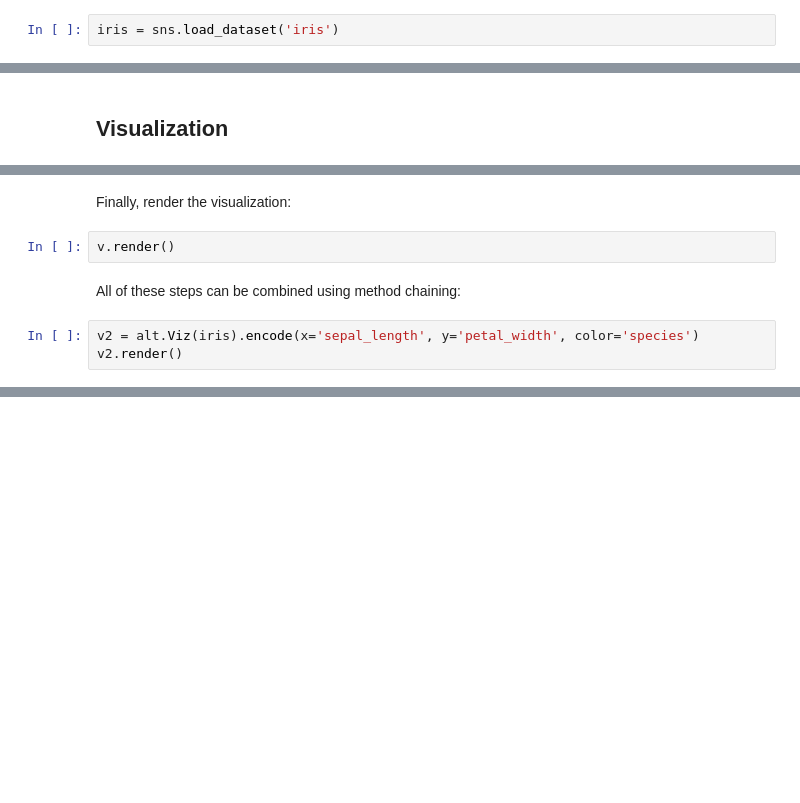
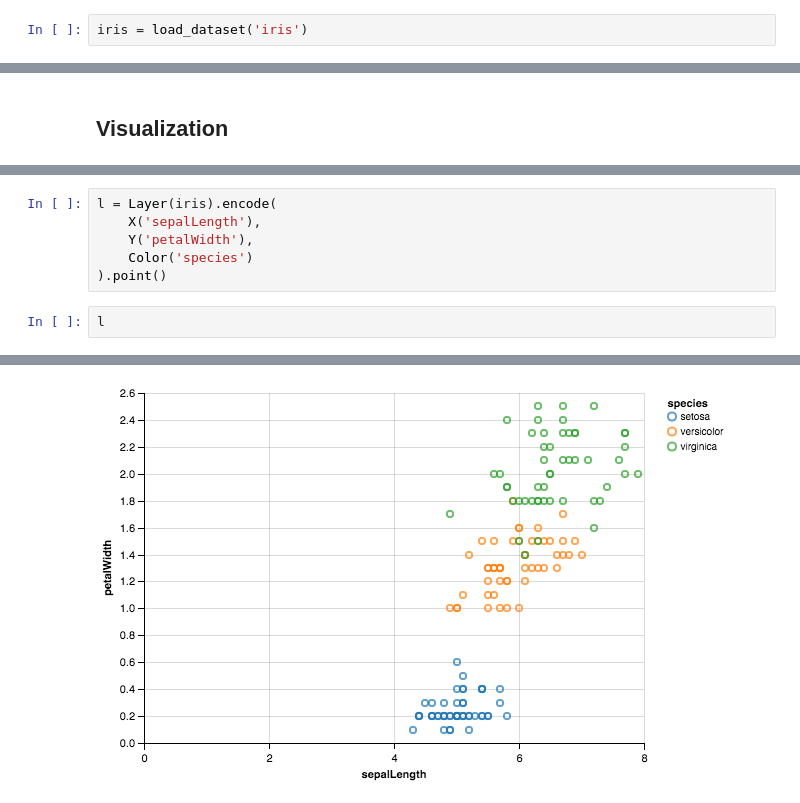
Before and after one commit to vega/altair, a Jupyter notebook: notebooks/BasicExample.ipynb, the cells around one changed output, grey strips where cells are left out. Drawn from its saved outputs; the diff is of its cells as text; blank space fills up the shorter version.

```diff
--- a/notebooks/BasicExample.ipynb
+++ b/notebooks/BasicExample.ipynb
@@ -19,4 +14,4 @@ Load the Iris data set from seaborn:
 # %%
-iris = sns.load_dataset('iris')
+iris = load_dataset('iris')
 # %%
 iris.head()
@@ -37,9 +29,9 @@ v = v.point()
-# %% [markdown]
-Finally, render the visualization:
-# %%
-v.render()
-# %% [markdown]
-All of these steps can be combined using method chaining:
-# %%
-v2 = alt.Viz(iris).encode(x='sepal_length', y='petal_width', color='species')
-v2.render()
+# %%
+l = Layer(iris).encode(
+    X('sepalLength'),
+    Y('petalWidth'),
+    Color('species')
+).point()
+# %%
+l
+# %% [output]
@@ -45,0 +39 @@ v2.render()
+[figure, added]
```
Also changed, not shown: parts of 14 cells of this notebook, 2 other files.
